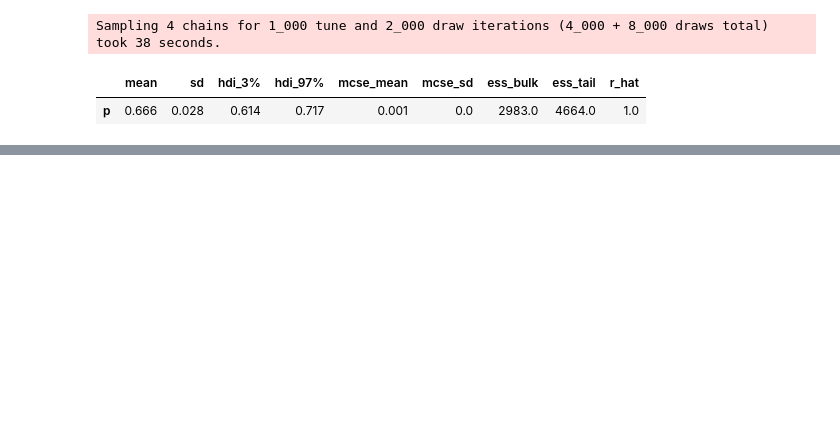
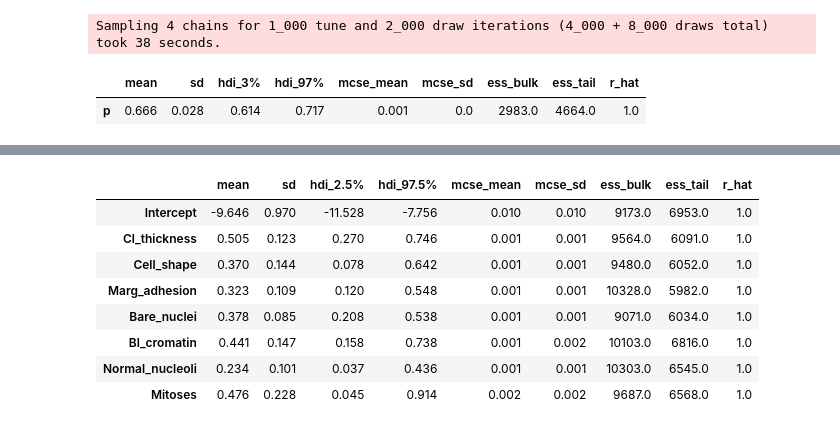
Before and after one commit to ebtrout/Bayesian, a Jupyter notebook: Bayesian.ipynb, the cells around one changed output, grey strips where cells are left out. Saved outputs shown, nothing was run; the diff lists cells and outputs as text; code cells hidden in the pictures; blank space fills up the shorter version.

```diff
--- a/Bayesian.ipynb
+++ b/Bayesian.ipynb
@@ -27,0 +146,14 @@ data = pd.read_csv("C:/Users/emant/Downloads/unemployment.csv")["UN"]
+# %%
+import arviz as az
+
+az.summary(fitModel, hdi_prob=0.95)
+# %% [output]
+|  | mean | sd | hdi_2.5% | hdi_97.5% | mcse_mean | mcse_sd | ess_bulk | ess_tail | r_hat |
+| Intercept | -9.646 | 0.970 | -11.528 | -7.756 | 0.010 | 0.010 | 9173.0 | 6953.0 | 1.0 |
+| Cl_thickness | 0.505 | 0.123 | 0.270 | 0.746 | 0.001 | 0.001 | 9564.0 | 6091.0 | 1.0 |
+| Cell_shape | 0.370 | 0.144 | 0.078 | 0.642 | 0.001 | 0.001 | 9480.0 | 6052.0 | 1.0 |
+| Marg_adhesion | 0.323 | 0.109 | 0.120 | 0.548 | 0.001 | 0.001 | 10328.0 | 5982.0 | 1.0 |
+| Bare_nuclei | 0.378 | 0.085 | 0.208 | 0.538 | 0.001 | 0.001 | 9071.0 | 6034.0 | 1.0 |
+| Bl_cromatin | 0.441 | 0.147 | 0.158 | 0.738 | 0.001 | 0.002 | 10103.0 | 6816.0 | 1.0 |
+| Normal_nucleoli | 0.234 | 0.101 | 0.037 | 0.436 | 0.001 | 0.001 | 10303.0 | 6545.0 | 1.0 |
+| Mitoses | 0.476 | 0.228 | 0.045 | 0.914 | 0.002 | 0.002 | 9687.0 | 6568.0 | 1.0 |
```
Also changed, not shown: parts of 37 cells of this notebook, 5 other files.
